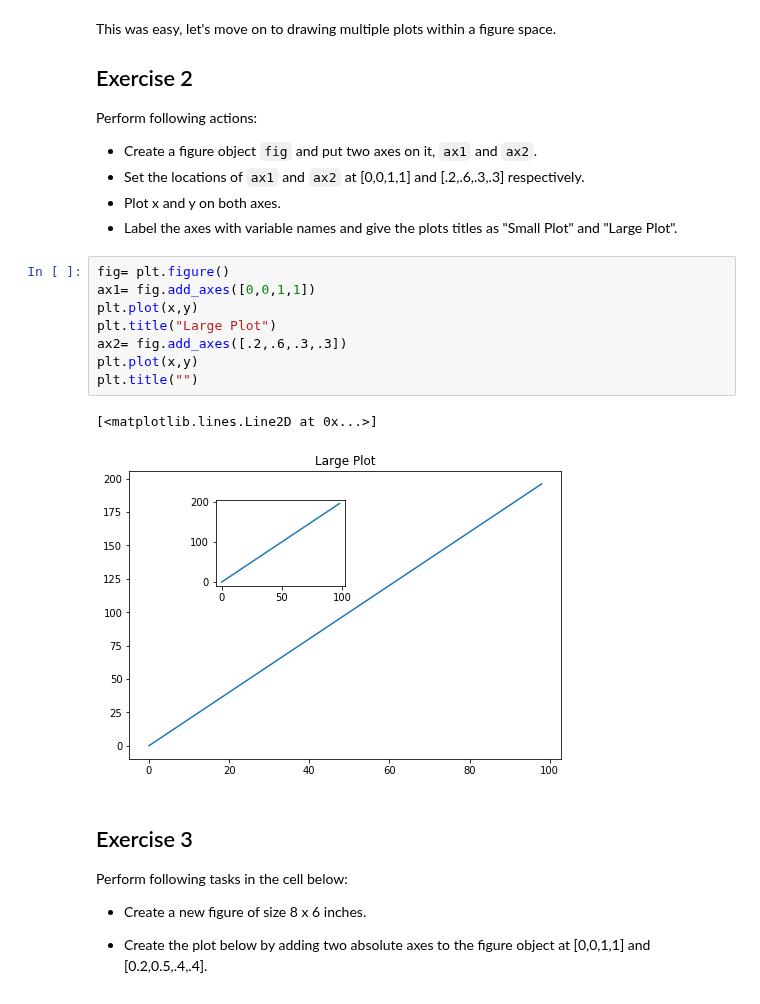
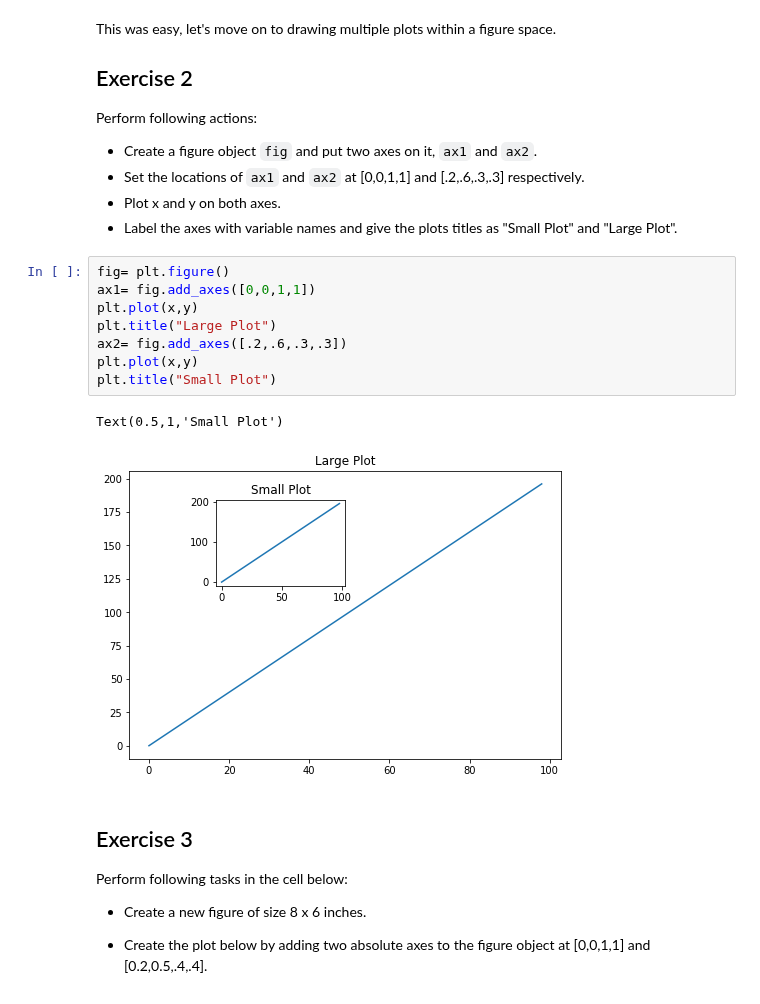
Before and after one commit to MarcSchneider71/ds-matplotlib-intro-lab-nyc-ds-career-012819, a Jupyter notebook: index.ipynb, the cells around one changed output. Cells and saved outputs as stored; diff of their text form.

```diff
--- a/index.ipynb
+++ b/index.ipynb
@@ -97,14 +97,14 @@ Perform following actions:
 # %%
 fig= plt.figure()
 ax1= fig.add_axes([0,0,1,1])
 plt.plot(x,y)
 plt.title("Large Plot")
 ax2= fig.add_axes([.2,.6,.3,.3])
 plt.plot(x,y)
-plt.title("")
+plt.title("Small Plot")
 # %% [output]
-[<matplotlib.lines.Line2D at 0x...>]
+Text(0.5,1,'Small Plot')
-[figure, old version]
+[figure, new version]
 # %% [markdown]
 ## Exercise 3
 
```
